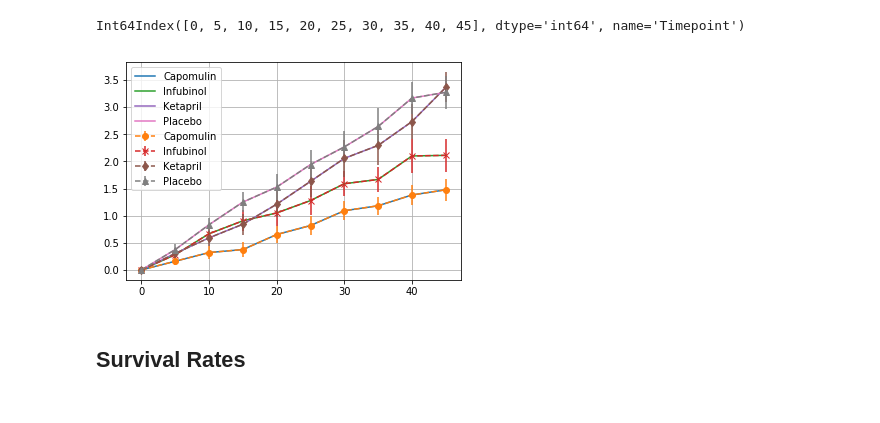
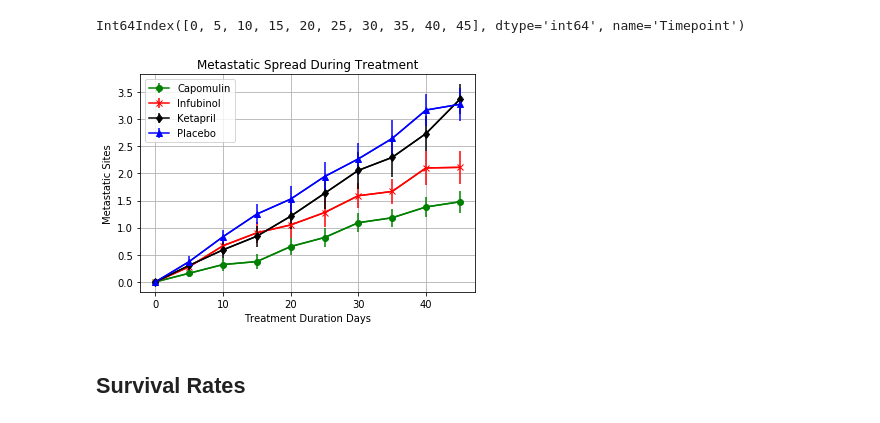
Before and after one commit to paul-data-science/HW5, a Jupyter notebook: pymaceuticals_starter-PAULAGv2.ipynb, the cells around one changed output. Drawn from its saved outputs; the diff is of its cells as text; code cells hidden in the pictures.

```diff
--- a/pymaceuticals_starter-PAULAGv2.ipynb
+++ b/pymaceuticals_starter-PAULAGv2.ipynb
@@ -18,7 +18,7 @@ clinical_trial_data_to_load = "data/clinicaltrial_data.csv"
 # Compare the following drugs
 drug_list=['Capomulin', 'Infubinol', 'Ketapril', 'Placebo']
 markers=['o','x','d','^']
-colors=[]
+colors=['green','red','black','blue']
 
 # Read the Mouse and Drug Data and the Clinical Trial Data
 mouse_drug_data=pd.read_csv(mouse_drug_data_to_load, low_memory=False)
@@ -136,14 +136,25 @@ mtv_df=mean_tumor_volume_df_pivot
 stv_df=stem_tumor_volume_df_pivot
 
 mtv_timepoint=mtv_df.index
+
 i=0
 for drug in drug_list:
-    plt.plot(mtv_timepoint, mtv_df[drug])
-    ax.errorbar(mtv_timepoint, mtv_df[drug], linestyle='--', marker=markers[i], yerr=stv_df[drug])
+    ax.errorbar(mtv_timepoint, mtv_df[drug], yerr=stv_df[drug], marker=markers[i], color=colors[i])
     i+=1
 
 plt.legend(loc="best")
+
+i=0
+for drug in drug_list:
+    plt.plot(mtv_timepoint, mtv_df[drug], color=colors[i])
+    i+=1
+
+plt.title("Tumor Response to Treatment")
+plt.xlabel("Timepoint (Days)")
+plt.ylabel("Tumor Volume (mm3)")
 plt.grid()
 
 # Save the Figure
+plt.savefig('Tumor_Response_to_Treatment.png', dpi=300, format='png', bbox_inches='tight')
+plt.show()
 # %% [output]
@@ -236,23 +244,33 @@ Int64Index([0, 5, 10, 15, 20, 25, 30, 35, 40, 45], dtype='int64', name='Timepoin
 # %%
 # Generate the Plot (with Error Bars)
 fig, ax=plt.subplots()
 mms_df=mean_met_sites_df_pivot
 sms_df=sem_met_sites_df_pivot
 
 mms_timepoint=mms_df.index
+
 i=0
 for drug in drug_list:
-    plt.plot(mms_timepoint, mms_df[drug])
-    ax.errorbar(mms_timepoint, mms_df[drug], yerr=sms_df[drug], marker=markers[i], linestyle='--')
+    ax.errorbar(mms_timepoint, mms_df[drug], yerr=sms_df[drug], marker=markers[i], color=colors[i])
     i+=1
 
 plt.legend(loc="best")
+
+i=0
+for drug in drug_list:
+    plt.plot(mms_timepoint, mms_df[drug], color=colors[i])
+    i+=1
+
+plt.grid()
+plt.title("Metastatic Spread During Treatment")
+plt.xlabel("Treatment Duration Days")
+plt.ylabel("Metastatic Sites")
 # Save the Figure
-
+plt.savefig('Metastatic_Spread_During_Treatment.png', dpi=300, format='png', bbox_inches='tight')
 # Show the Figure
-plt.grid()
+plt.show()
 # %% [output]
-[figure, old version]
+[figure, new version]
 # %% [markdown]
 ## Survival Rates
 # %%
```
Also changed, not shown: parts of 7 cells of this notebook.
